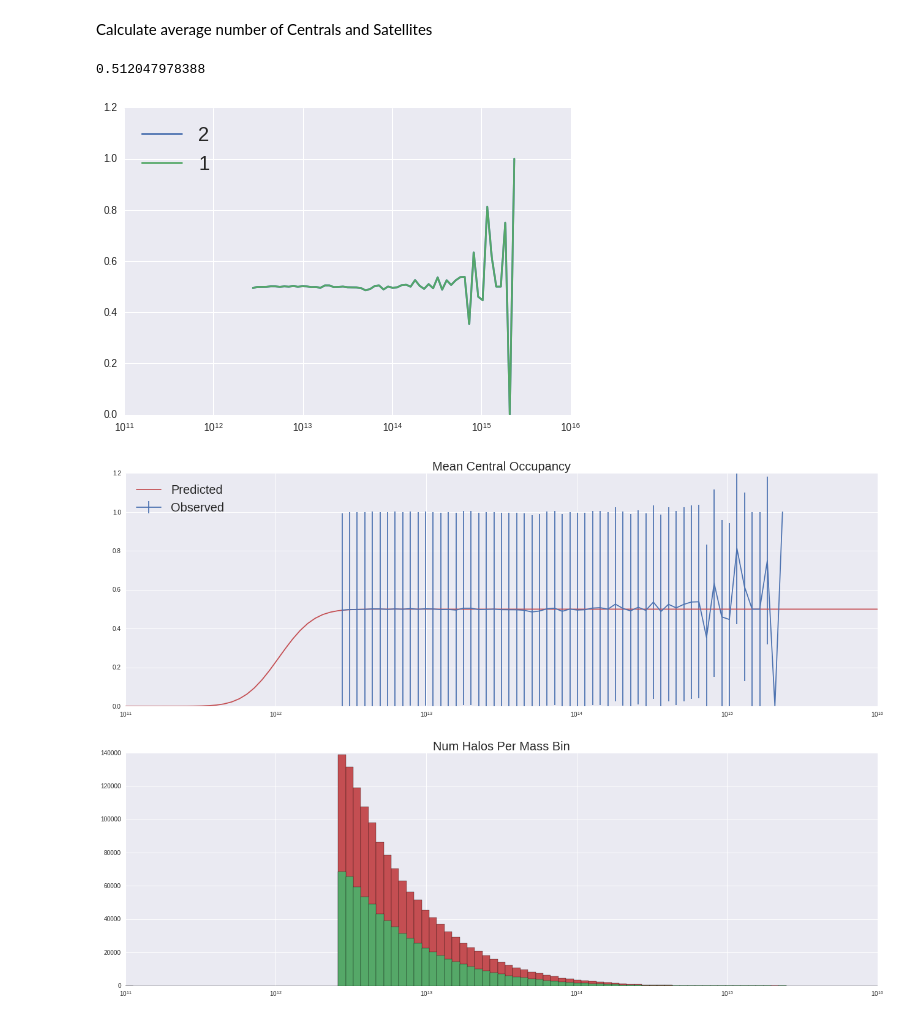
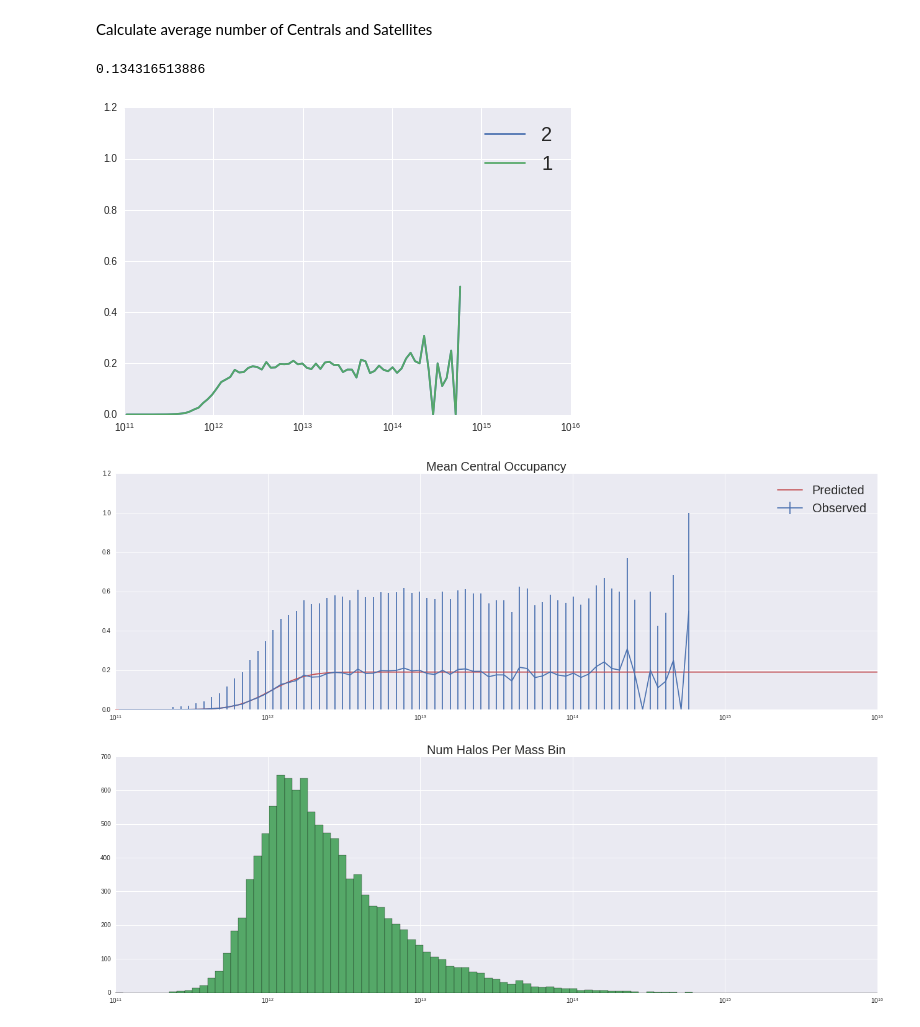
Before and after one commit to mclaughlin6464/HODEmulator, a Jupyter notebook: MockCentralsTest.ipynb, the cells around one changed output. Saved outputs shown, nothing was run; the diff lists cells and outputs as text; code cells hidden in the pictures.

```diff
--- a/MockCentralsTest.ipynb
+++ b/MockCentralsTest.ipynb
@@ -26,7 +26,7 @@ class RedMagicCens(Zheng07Cens):
         super(RedMagicCens,self).__init__(**kwargs)
 
         if 'f_c' not in self.param_dict:
-            self.param_dict['f_c'] = 0.5 #add in best fit of new param.
+            self.param_dict['f_c'] = 0.19 #add in best fit of new param.
 
     def mean_occupation(self, **kwargs):
         "See Zheng07 for details"
@@ -117,8 +117,8 @@ plt.ylim([0, 1.2])
 plt.legend(loc = 'best', fontsize = 20)
 plt.show()
 # %% [output]
-0.512047978388
+0.134316513886
-[figure, old version]
+[figure, new version]
 # %%
 mean_ncen = model_instance.mean_occupation_centrals(prim_haloprop = halo_mass)
 mean_nsat = model_instance.mean_occupation_satellites(prim_haloprop = halo_mass)
@@ -126,32 +126,32 @@ mean_nsat = model_instance.mean_occupation_satellites(prim_haloprop = halo_mass)
 fig = plt.figure(figsize = (22,15))
 plt.subplot(211)
 plt.title("Mean Central Occupancy",fontsize = 20)
 plt.plot(halo_mass,mean_ncen,color = colors[2], label = 'Predicted')
 #plt.plot(binned_logmass, ncen_hat/np.histogram(mass, halo_mass)[0], color = colors[3])
 #plt.plot(binned_logmass, [np.nanmean(ncen_hat) for i in binned_logmass], color = colors[3], label ='Global Mean')
 plt.errorbar(binned_logmass,ncen_hat,yerr = ncen_err, color = colors[0], label = 'Observed')
 plt.xscale('log')
 plt.xlim([xmin,xmax])
 plt.ylim([0, 1.2])
 plt.legend(loc = 'best', fontsize = 20)
 '''
 plt.subplot(312)
 plt.title("Mean Total Occupancy",fontsize = 20)
 plt.plot(halo_mass,mean_nsat+mean_ncen,color = colors[4], label = 'Predicted')
 plt.errorbar(binned_logmass,nsat_hat+ncen_hat,yerr = np.sqrt(ncen_err**2+nsat_err**2), color = colors[3], label = 'Observed')
 plt.xscale('log')
 plt.xlim([xmin,xmax])
 plt.ylim([0, 90])
 plt.legend(loc = 'best', fontsize = 20)
 '''
 
 plt.subplot(212)
 plt.title("Num Halos Per Mass Bin",fontsize = 20)
-plt.hist(mass, halo_mass, color = colors[2])
+#plt.hist(mass, halo_mass, color = colors[2])
 plt.hist(mass, halo_mass,weights = ncen, color = colors[1])
 plt.xscale('log')
 plt.xlim([xmin,xmax])
 
 plt.show()
 # %% [output]
-[figure, old version]
+[figure, new version]
```
Also changed, not shown: parts of 2 cells of this notebook, 1 other file.
